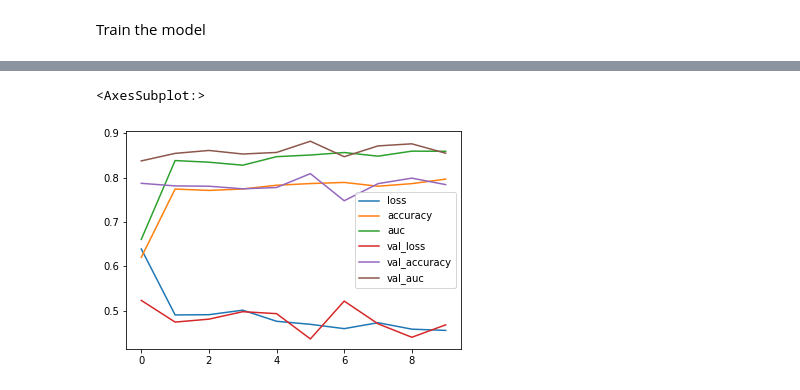
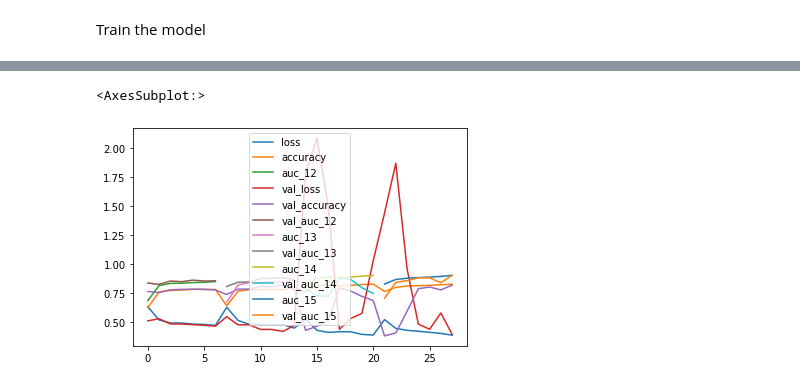
Before and after one commit to Pdegoffau/kaggle-histopathologic-cancer-detection, a Jupyter notebook: kaggle-histopathologic-cancer-detection.ipynb, the cells around one changed output, grey strips where cells are left out. Cells and saved outputs as stored; diff of their text form; code cells hidden in the pictures.

Commit message:
Define different model setups and setup for tuning

```diff
--- a/kaggle-histopathologic-cancer-detection.ipynb
+++ b/kaggle-histopathologic-cancer-detection.ipynb
@@ -209,6 +296,22 @@ def model_cnn(input_shape):
 # %%
-model = model_cnn((96,96,3))
-model.compile(loss=loss, optimizer=optimizer, metrics=[metric, tf.keras.metrics.AUC()])
+h = {}
 
-model.summary()
+for i,lr in enumerate([0.0001,0.001]) :
+
+    optimizer       = Adam(learning_rate=lr)
+    loss            = 'binary_crossentropy'
+    metric          = 'accuracy'
+    epochs          = 7
+
+    for j,model in enumerate([model_cnn_max_drop(),model_cnn_avg_drop(),model_cnn_max_batch(),model_cnn_avg_batch()]):
+        model.compile(loss=loss, optimizer=optimizer, metrics=[metric, tf.keras.metrics.AUC()])
+
+        t = time.time()
+        h[i,j] = model.fit(    x                = train_set,
+                      steps_per_epoch  = train_steps,
+                      validation_data  = valid_set,
+                      validation_steps = val_steps,
+                      epochs           = epochs)
+
+        print('Fitting model in %.2f secs' % (time.time()-t))
 # %% [output]
@@ -234,11 +335,2 @@ To enable them in other operations, rebuild TensorFlow with the appropriate comp
 # %% [markdown]
 Train the model
-# %%
-t = time.time()
-h = model.fit(    x                = train_set,
-                  steps_per_epoch  = train_steps,
-                  validation_data  = valid_set,
-                  validation_steps = val_steps,
-                  epochs           = epochs)
-
-print('Fitting model in %.2f secs' % (time.time()-t))
@@ -263,7 +337,14 @@ Fitting model in 1013.32 secs
 # %%
-df_hist = pd.DataFrame(h.history)
+dataframes = []
+
+for x in range(2):
+    for y in range(4):
+        frame = pd.DataFrame(h[x,y].history)
+        frame['xy'] = str(x) + ', ' +str(y)
+        dataframes.append(frame)
+datahist = pd.concat(dataframes, axis=0, ignore_index=True)
 # %%
-df_hist.plot.line()
+datahist.plot.line()
 # %% [output]
 <AxesSubplot:>
-[figure, old version]
+[figure, new version]
```
Also changed, not shown: parts of 18 cells of this notebook, 1 other file.
